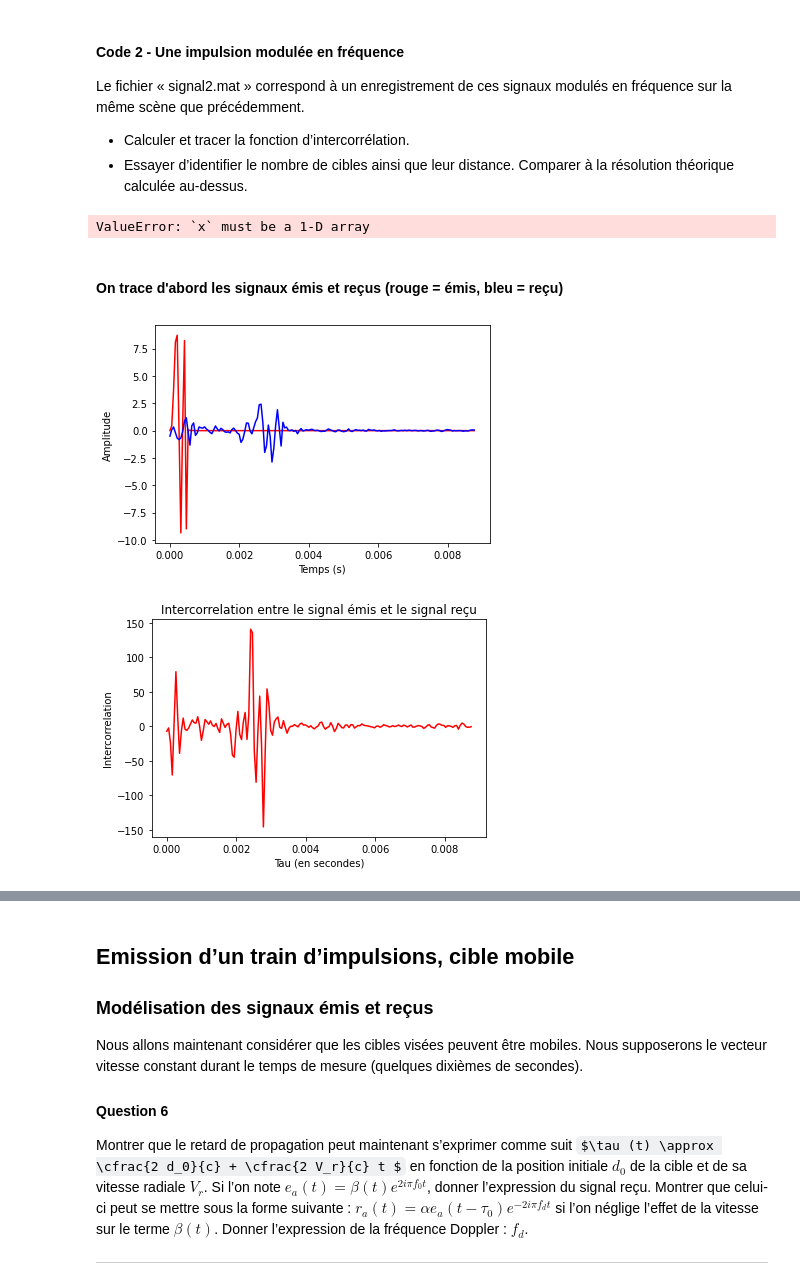
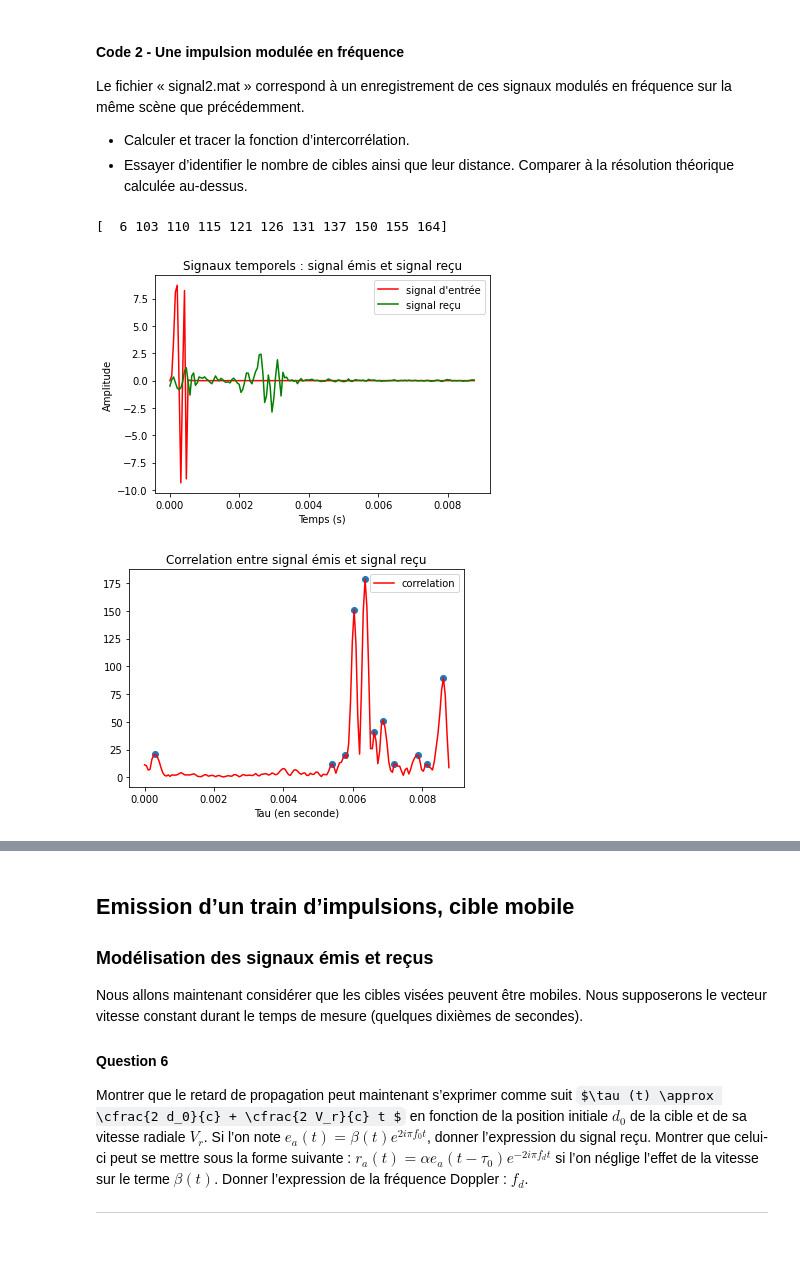
Before and after one commit to martin5555555555/traitementdusignal, a Jupyter notebook: mini_projet_radar.ipynb, the cells around one changed output, grey strips where cells are left out. Cells and saved outputs as stored; diff of their text form; code cells hidden in the pictures; some formulas as TeX source; blank space fills up the shorter version.

```diff
--- a/mini_projet_radar.ipynb
+++ b/mini_projet_radar.ipynb
@@ -499,44 +568,52 @@ Le fichier « signal2.mat » correspond à un enregistrement de ces signaux modu
 # %%
 from scipy.signal import find_peaks
 B = 4E3 #bande de fréquence
 
 data = scipy.io.loadmat('data/signal2.mat')
 e = data['e']
 r = data['r']
 Fs = data['Fs']
 N = len(r)                                # nombre de points du signal
 d = c * np.arange(0,N)/Fs/2               # axe distance (metres)
+temps = d[0]/c
 
-cor_fft = None                            # calcul de la corrélation par FFT
-peaks = find_peaks(None)                  # identification des pics de la fonction d'intercorrélation
-resol_theorique = None
 
-#tracés
-plt.figure(), plt.plot(None)
+cor_fft = intercorrélation(temps, e,r)           # calcul de la corrélation par FFT
+resol_theorique = None                    # résolution théorique
+peaks = scipy.signal.find_peaks(abs(cor_fft[1]), height=9) #On met une hauteur minimale car sinon trop de peak qui sont des minima locaux seront interprétés comme des cibles.
+print(peaks[0])
+
+
+#Tracé des signaux (en temporel)
+T = d[0]/c
+plt.figure()
+plt.plot(T, e.real, color = 'red', )
+plt.plot(T, r.real, color = 'green')
+plt.legend({"signal d'entrée", "signal reçu"})
+plt.xlabel('Temps (s)')
+plt.ylabel('Amplitude')
+plt.title('Signaux temporels : signal émis et signal reçu')
+plt.show()
+
+#Tracé de la correlation
+plt.figure()
+plt.plot(cor_fft[0], abs(cor_fft[1]), label = "correlation", color = 'red')
 plt.legend()
-plt.xlabel(None)
-plt.ylabel(None)
+plt.xlabel('Tau (en seconde)')
 plt.title(None)
+plt.title('Correlation entre signal émis et signal reçu')
+
+
+abscisse_peaks = []
+ordonne_peaks = []
+for peak in peaks[0]:
+    abscisse_peaks.append(T[peak])
+    ordonne_peaks.append(abs(cor_fft[1][peak]))
+plt.scatter(np.array(abscisse_peaks), np.array(ordonne_peaks))
+
+
+plt.show()
 # %% [output]
-ValueError: `x` must be a 1-D array
+[  6 103 110 115 121 126 131 137 150 155 164]
+[figure, added]
+[figure, added]
-# %% [markdown]
-#### On trace d'abord les signaux émis et reçus (rouge = émis, bleu = reçu)
-# %%
-T = d[0]/c
-plt.plot(T, e.real, color = 'red', )
-plt.plot(T, r.real, color = 'blue', )
-plt.xlabel('Temps (s)')
-plt.ylabel('Amplitude')
-plt.show()
-# %% [output]
-[figure, removed]
-# %%
-T = d[0]/c
-Y = np.array([inter_correlation(k) for k in range(len(T))])
-plt.plot(T, Y.real, color = 'red')
-plt.xlabel('Tau (en secondes)')
-plt.ylabel('Intercorrelation')
-plt.title('Intercorrelation entre le signal émis et le signal reçu')
-plt.show()
-# %% [output]
-[figure, removed]
```
Also changed, not shown: parts of 25 cells of this notebook, 1 other file.
